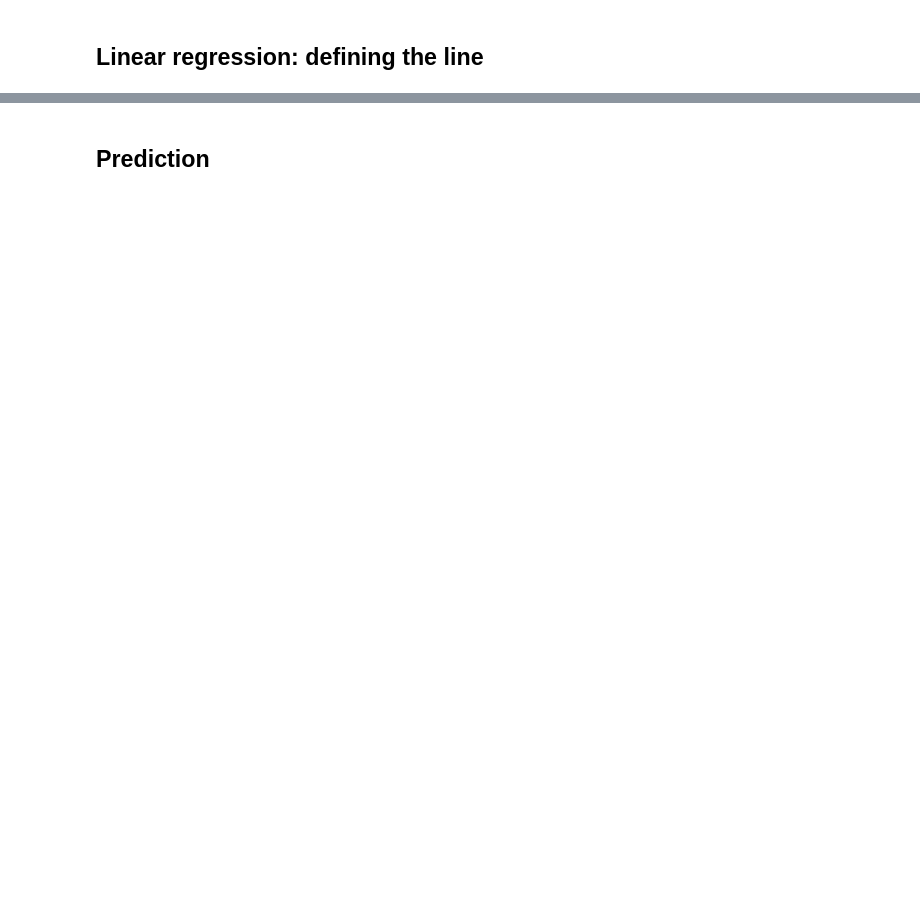
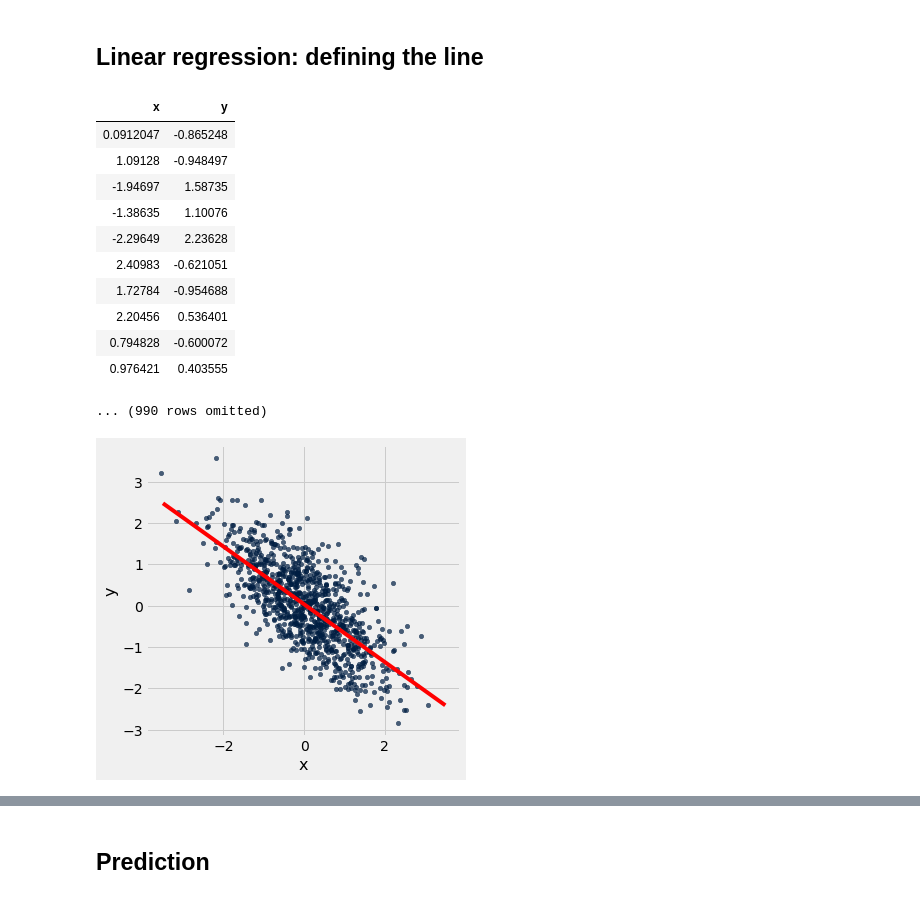
Before and after one commit to awar2170/STOR_120, a Jupyter notebook: Unit8_Predictions/Lecture Notes/STOR 120 - Lecture 33.ipynb, the cells around one changed output, grey strips where cells are left out. Drawn from its saved outputs; the diff is of its cells as text; code cells hidden in the pictures; blank space fills up the shorter version.

```diff
--- a/Unit8_Predictions/Lecture Notes/STOR 120 - Lecture 33.ipynb
+++ b/Unit8_Predictions/Lecture Notes/STOR 120 - Lecture 33.ipynb
@@ -57,10 +57,26 @@ ae_intercept = intercept(another_example, 'x', 'y')
 # %%
 another_example.scatter('x', 'y')
 draw_line(
     slope = ae_slope,
     intercept = ae_intercept,
     x = make_array(-3.5, 3.5),
     color='r'
 )
+
+another_example
+# %% [output]
+| x | y |
+| 0.0912047 | -0.865248 |
+| 1.09128 | -0.948497 |
+| -1.94697 | 1.58735 |
+| -1.38635 | 1.10076 |
+| -2.29649 | 2.23628 |
+| 2.40983 | -0.621051 |
+| 1.72784 | -0.954688 |
+| 2.20456 | 0.536401 |
+| 0.794828 | -0.600072 |
+| 0.976421 | 0.403555 |
+... (990 rows omitted)
+[figure, added]
 # %%
 another_example.scatter('x', 'y', fit_line=True)
```
Also changed, not shown: parts of 22 cells of this notebook, 11 other files.
